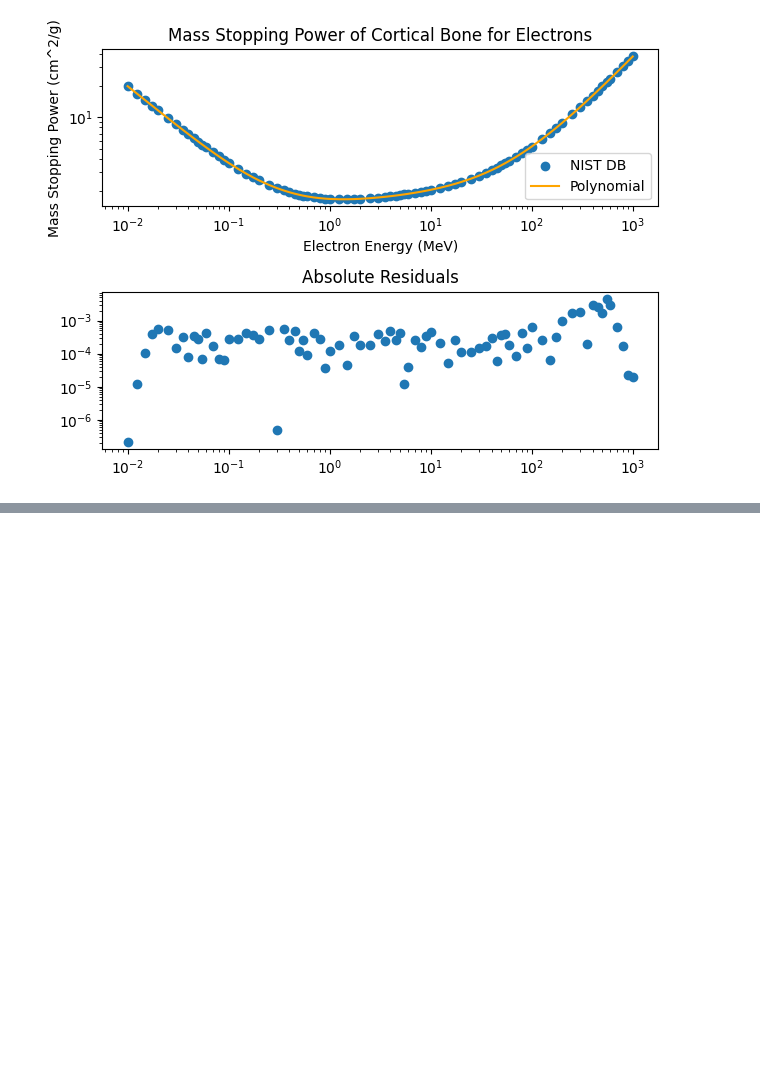
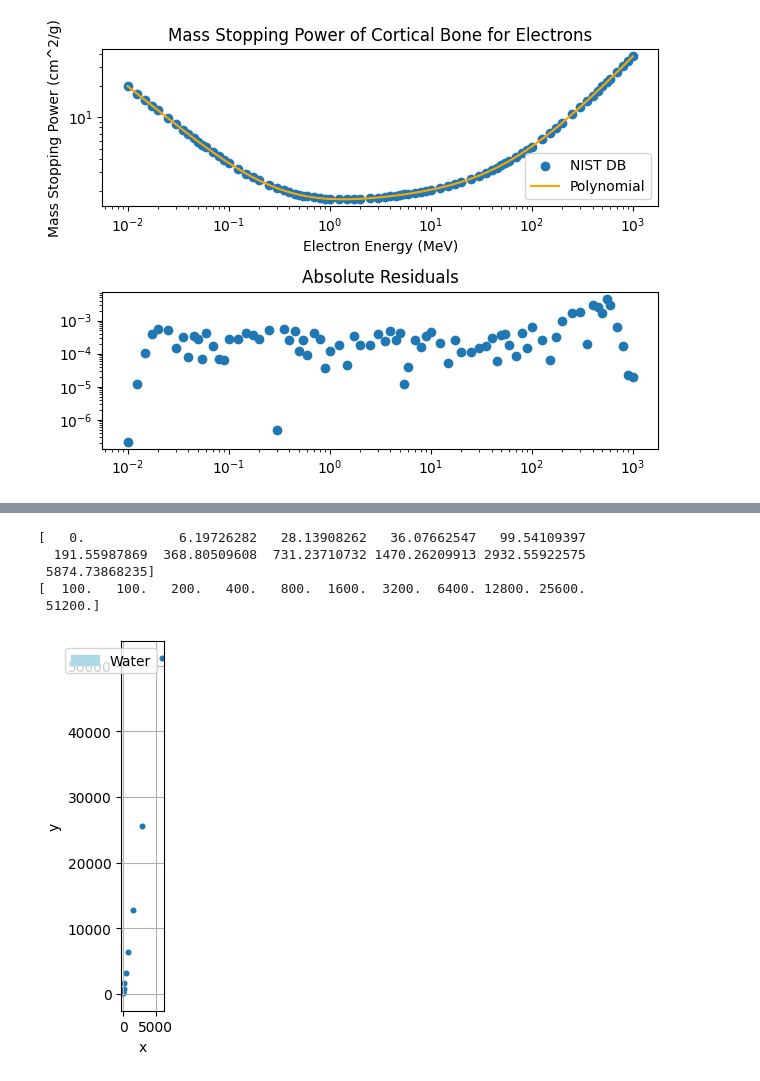
Before and after one commit to mikatan/xray-monte-carlo, a Jupyter notebook: main.ipynb, the cells around one changed output, grey strips where cells are left out. Saved outputs shown, nothing was run; the diff lists cells and outputs as text; code cells hidden in the pictures; blank space fills up the shorter version.

```diff
--- a/main.ipynb
+++ b/main.ipynb
@@ -562,6 +564,7 @@ fig.tight_layout()
 class Particle:
     ptype: str
     pos: np.ndarray # (2,)
+    pos_history: list # [[x1 y1] [x2 y2]]
     dir: np.ndarray # (2,)
     energy: float   # MeV
     active: bool    # Deposited or not
@@ -599,0 +654,37 @@ plt.show()
+# %%
+history_array = np.array(photon1.pos_history)
+history_array = history_array.T
+history_x = history_array[0]
+history_y = history_array[1]
+# %%
+print(history_x)
+print(history_y)
+# %% [output]
+[   0.            6.19726282   28.13908262   36.07662547   99.54109397
+  191.55987869  368.80509608  731.23710732 1470.26209913 2932.55922575
+ 5874.73868235]
+[  100.   100.   200.   400.   800.  1600.  3200.  6400. 12800. 25600.
+ 51200.]
+# %%
+fig, ax = plt.subplots()
+
+start_x = water_rect['start_x']
+start_y = water_rect['start_y']
+length = water_rect['length']
+height = water_rect['height']
+label_legend = water_rect['label']
+color = water_rect['color']
+fill_bool = water_rect['fill']
+ax.add_patch(Rectangle((start_x, start_y), length, height, label = label_legend, fill = fill_bool, color=color))
+
+ax.set_aspect("equal")
+
+ax.grid(True)
+ax.set_xlabel("x")
+ax.set_ylabel("y")
+
+ax.scatter(history_x, history_y, s = 11)
+plt.legend()
+plt.show()
+# %% [output]
+[figure, added]
```
Also changed, not shown: parts of 9 cells of this notebook.
